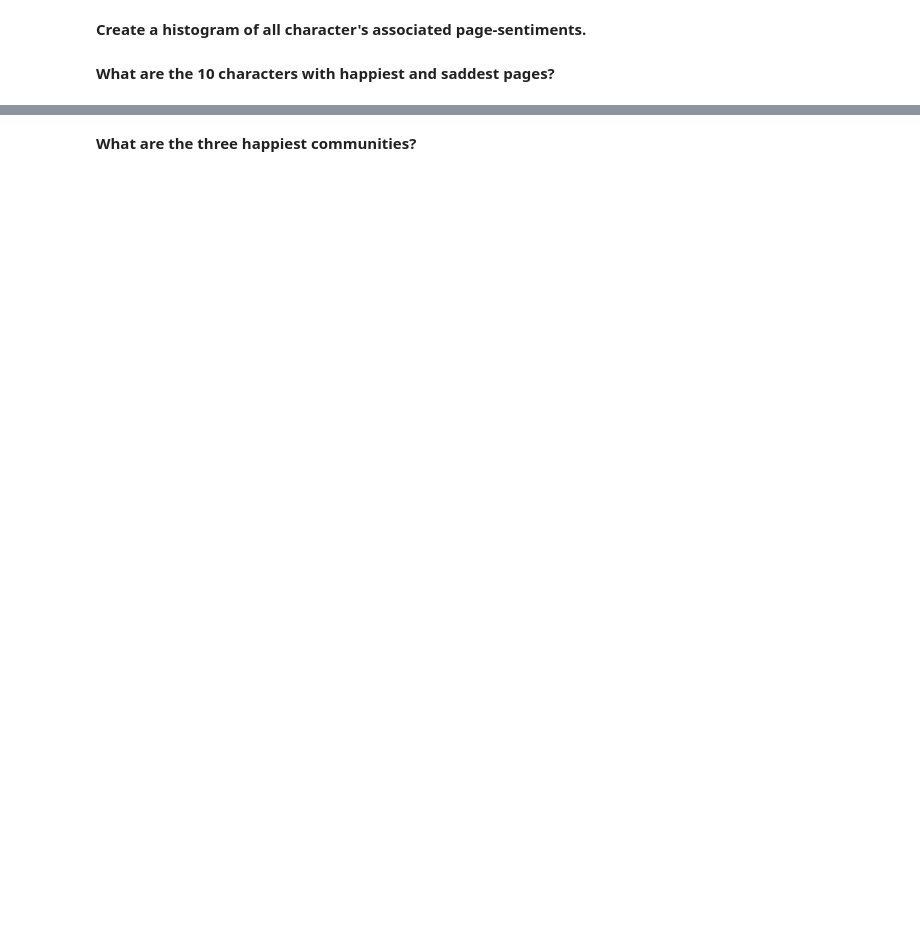
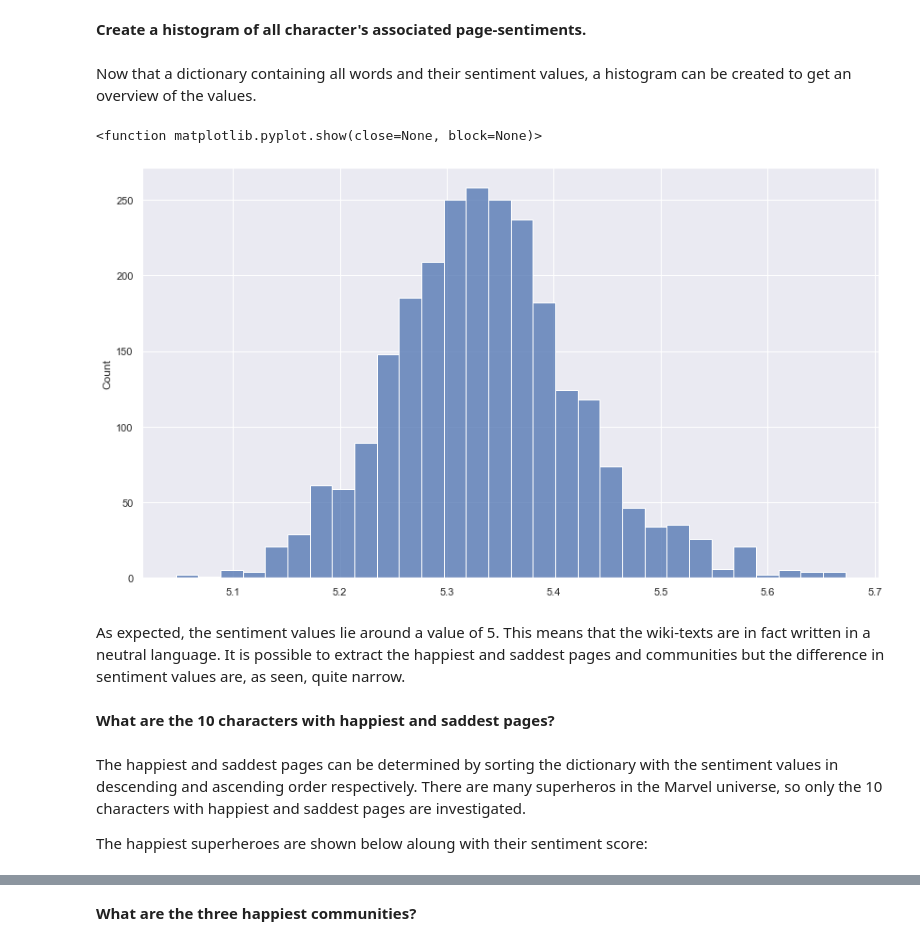
Before and after one commit to idariis/Social-Graphs-Project-E20, a Jupyter notebook: Assignment2/Assignment2.ipynb, the cells around one changed output, grey strips where cells are left out. Drawn from its saved outputs; the diff is of its cells as text; code cells hidden in the pictures; blank space fills up the shorter version.

```diff
--- a/Assignment2/Assignment2.ipynb
+++ b/Assignment2/Assignment2.ipynb
@@ -795,0 +863,3 @@ plt.show()
+# %%
+sentiment_dict = dict(zip(sentiment_table['word'],sentiment_table['happiness_average']))
+sentiment_dict
@@ -795,0 +886,7 @@ plt.show()
+# %%
+def sentimentcalc(tokens):
+    sents = [sentiment_dict[word] for word in tokens if word in sentiment_dict.keys()]
+    if len(sents) == 0:
+        return np.nan
+    else:
+        return np.mean(sents)
@@ -795,0 +895,6 @@ plt.show()
+# %%
+tokens = {
+    k: tokenizer.tokenize(v["Wiki_text"].lower())
+    for k, v in super_hero_dict.items()
+    if v["Wiki_text"] is not None
+}
@@ -795,0 +903,5 @@ plt.show()
+# %%
+sentiment_value = {
+    k: sentimentcalc(v) for k, v in tokens.items() if sentimentcalc(v) is not np.nan
+}
+sentiment_value
@@ -796,4 +926,19 @@ plt.show()
 # %% [markdown]
 **Create a histogram of all character's associated page-sentiments.**
+# %% [markdown]
+Now that a dictionary containing all words and their sentiment values, a histogram can be created to get an overview of the values.
+# %%
+plt.figure(figsize = (14,8))
+sns.histplot(sentiment_value.values(), bins = 30, color = "tab:blue", legend=False)
+plt.show
+# %% [output]
+<function matplotlib.pyplot.show(close=None, block=None)>
+[figure, added]
+# %% [markdown]
+As expected, the sentiment values lie around a value of 5. This means that the wiki-texts are in fact written in a neutral language. It is possible to extract the happiest and saddest pages and communities but the difference in sentiment values are, as seen, quite narrow.
 # %% [markdown]
 **What are the 10 characters with happiest and saddest pages?**
+# %% [markdown]
+The happiest and saddest pages can be determined by sorting the dictionary with the sentiment values in descending and ascending order respectively. There are many superheros in the Marvel universe, so only the 10 characters with happiest and saddest pages are investigated.
+
+The happiest superheroes are shown below aloung with their sentiment score:
```
Also changed, not shown: parts of 43 cells of this notebook, 1 other file.
